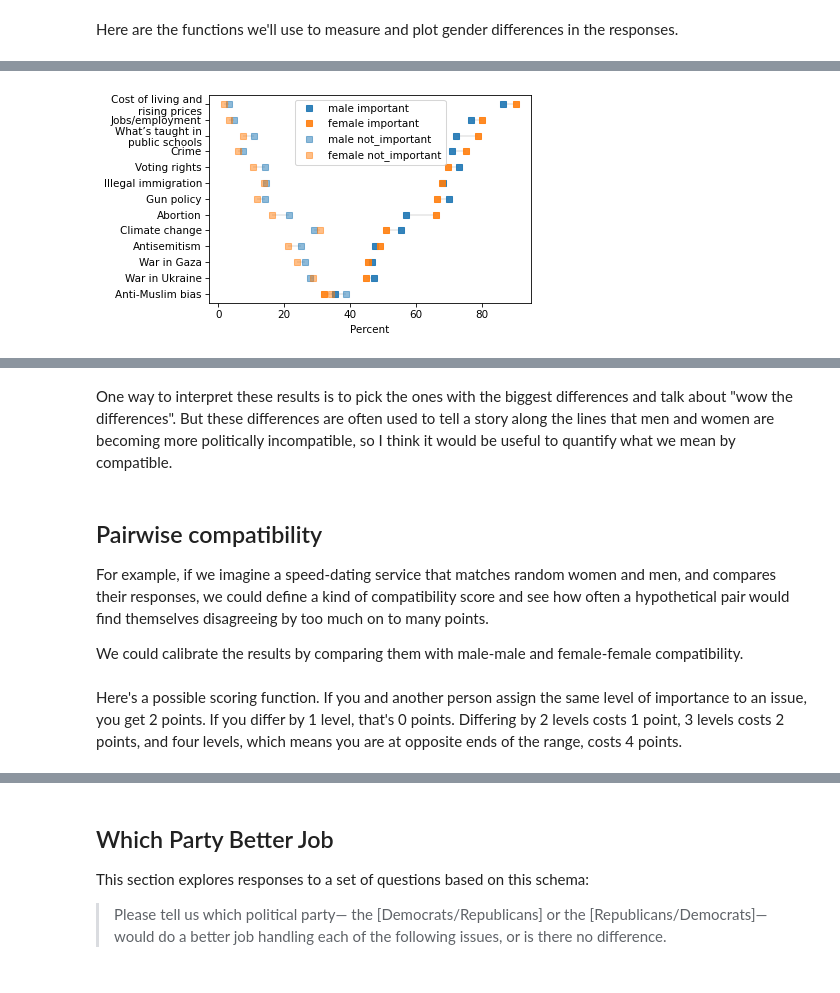
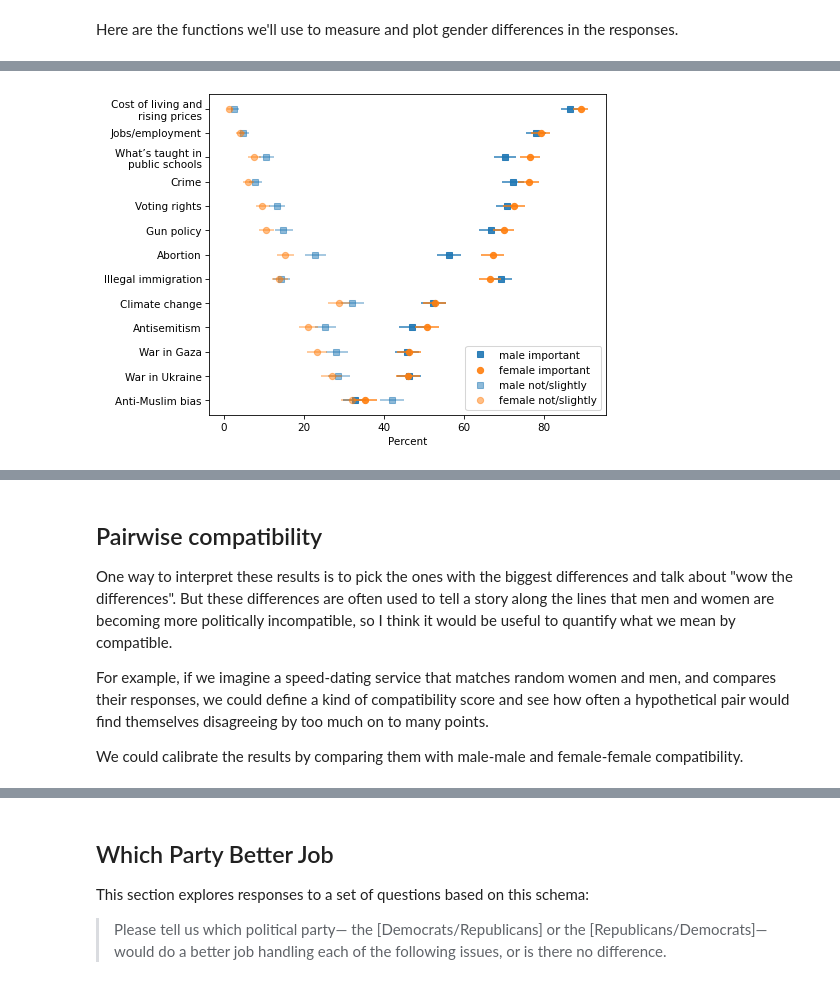
Before and after one commit to AllenDowney/ProbablyOverthinkingIt, a Jupyter notebook: examples/anes_2024_pilot.ipynb, the cells around one changed output, grey strips where cells are left out. Cells and saved outputs as stored; diff of their text form; code cells hidden in the pictures.

```diff
--- a/examples/anes_2024_pilot.ipynb
+++ b/examples/anes_2024_pilot.ipynb
@@ -408,0 +468,5 @@ summary
+# %%
+def estimate_gender_map(df, columns, gender_map):
+    keys = list(gender_map.keys())
+    dfs = [estimate_value_map(df, columns, value_map) for df in gender_map.values()]
+    return pd.concat(dfs, axis=1, keys=keys)
@@ -408,0 +475,6 @@ summary
+# %%
+gender_map = dict(male=df_male, female=df_female)
+summary = estimate_gender_map(df, columns, gender_map).sort_values(
+    by=("female", "important", "p")
+)
+summary
@@ -410,3 +500,9 @@ summary
 names = [issue_names[col] for col in summary.index]
 # %% [output]
 [interactive output not drawn]
+# %%
+def plot_responses(summary, gender, response, style, **options):
+    estimate = summary[gender, response]
+    plt.hlines(names, estimate["low"], estimate["high"], **options)
+    label = f"{gender} {response}"
+    plt.plot(estimate["p"], names, style, label=label, **options)
@@ -412,0 +511,7 @@ names = [issue_names[col] for col in summary.index]
+# %%
+def plot_responses_by_gender(summary, response, **options):
+    options["color"] = "C0"
+    plot_responses(summary, "male", response, "s", **options)
+    options["color"] = "C1"
+    plot_responses(summary, "female", response, "o", **options)
+    decorate(xlabel="Percent")
@@ -413,21 +520,16 @@ names = [issue_names[col] for col in summary.index]
 # %%
-plot_responses(summary, "important", alpha=0.9)
-plot_responses(summary, "not_important", alpha=0.5)
-decorate(xlabel="Percent")
+plt.figure(figsize=(7, 5))
+plot_responses_by_gender(summary, "important", alpha=0.9)
+plot_responses_by_gender(summary, "not/slightly", alpha=0.5)
 # %% [output]
-[figure, old version]
+[figure, new version]
 [interactive output not drawn]
-# %% [markdown]
-One way to interpret these results is to pick the ones with the biggest differences and talk about "wow the differences".
-But these differences are often used to tell a story along the lines that men and women are becoming more politically incompatible, so I think it would be useful to quantify what we mean by compatible.
 # %% [markdown]
 ## Pairwise compatibility
+
+One way to interpret these results is to pick the ones with the biggest differences and talk about "wow the differences".
+But these differences are often used to tell a story along the lines that men and women are becoming more politically incompatible, so I think it would be useful to quantify what we mean by compatible.
 
 For example, if we imagine a speed-dating service that matches random women and men, and compares their responses, we could define a kind of compatibility score and see how often a hypothetical pair would find themselves disagreeing by too much on to many points.
 
 We could calibrate the results by comparing them with male-male and female-female compatibility.
-# %% [markdown]
-Here's a possible scoring function.
-If you and another person assign the same level of importance to an issue, you get 2 points.
-If you differ by 1 level, that's 0 points.
-Differing by 2 levels costs 1 point, 3 levels costs 2 points, and four levels, which means you are at opposite ends of the range, costs 4 points.
```
Also changed, not shown: parts of 58 cells of this notebook.
